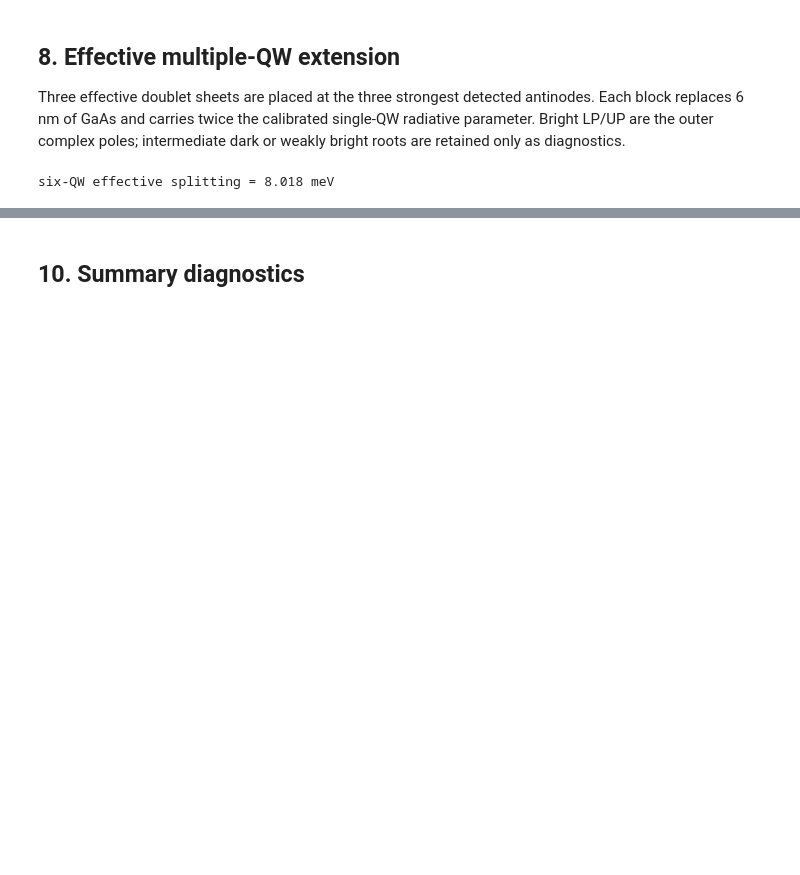
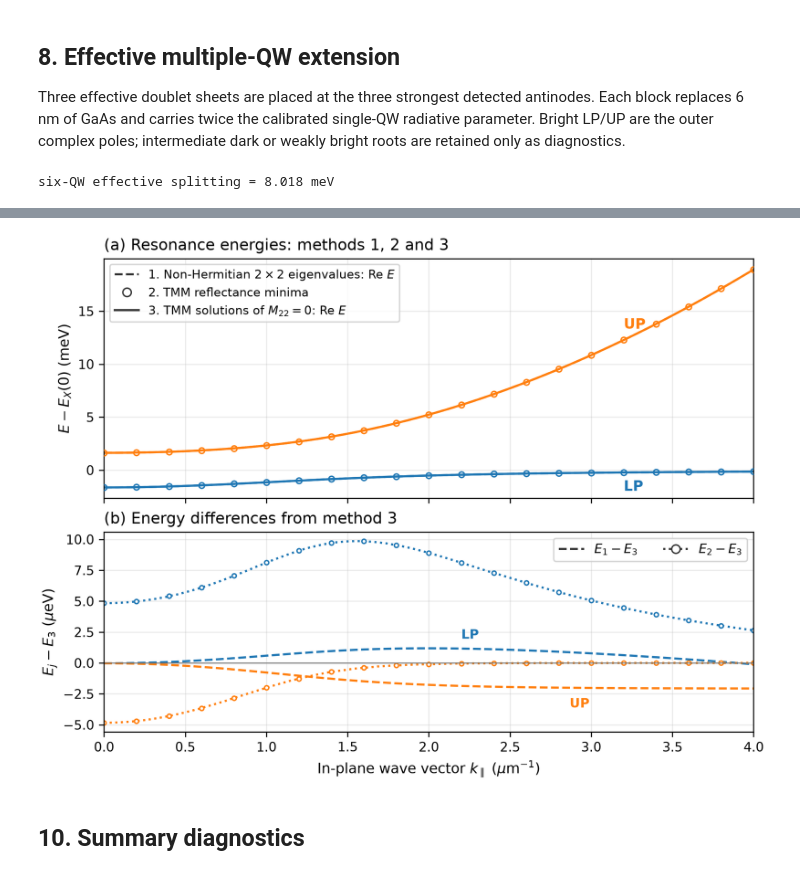
Before and after one commit to kontvak/microcavity-polariton-dispersion, a Jupyter notebook: microcavity_polaritons.ipynb, the cells around one changed output, grey strips where cells are left out. Drawn from its saved outputs; the diff is of its cells as text; code cells hidden in the pictures; blank space fills up the shorter version.

```diff
--- a/microcavity_polaritons.ipynb
+++ b/microcavity_polaritons.ipynb
@@ -1217,61 +1219,37 @@ six-QW effective splitting = 8.018 meV
 # %%
-# 15. Effective 2x2 energies, reflectivity minima, and TMM poles at equal k
-comparison_arrays = [momentum_grid]
-comparison_columns = ["k_um_inverse"]
-comparison_stats = {}
-for branch in ("lp", "up"):
-    model = scalar_lp if branch == "lp" else scalar_up
-    dip = dips_te[branch]
-    pole = poles_te[branch].real
-    valid = dips_te[f"resolved_{branch}"] & np.isfinite(pole)
-    model_residual = mc.to_mev(model - pole) * 1e3
-    dip_residual = mc.to_mev(dip - pole) * 1e3
-    assert np.any(valid), f"no valid reflectivity minima for {branch}"
-    comparison_stats[branch] = {
-        "n_valid": int(np.count_nonzero(valid)),
-        "k_min": float(momentum_grid[valid][0]),
-        "k_max": float(momentum_grid[valid][-1]),
-        "model_rms_ueV": float(np.sqrt(np.mean(model_residual[valid] ** 2))),
-        "model_max_abs_ueV": float(np.max(np.abs(model_residual[valid]))),
-        "dip_rms_ueV": float(np.sqrt(np.mean(dip_residual[valid] ** 2))),
-        "dip_max_abs_ueV": float(np.max(np.abs(dip_residual[valid]))),
-        "model_at_zero_ueV": float(model_residual[0]) if valid[0] else np.nan,
-        "dip_at_zero_ueV": float(dip_residual[0]) if valid[0] else np.nan,
-        "model_at_last_valid_ueV": float(model_residual[valid][-1]),
-        "dip_at_last_valid_ueV": float(dip_residual[valid][-1]),
+# 15. Non-Hermitian eigenvalues versus full TMM poles at equal real k
+from pathlib import Path
+import json
+import numpy as np
+import microcavity as mc
+from IPython.display import Image, display
+
+LOAD_SAVED_COMPLEX_COMPARISON = False
+if LOAD_SAVED_COMPLEX_COMPARISON:
+    complex_comparison = mc.load_complex_comparison()
+else:
+    tmm_pole_pairs = np.column_stack((poles_te["lp"], poles_te["up"]))
+    dip_pairs = np.column_stack((dips_te["lp"], dips_te["up"]))
+    resolved_pairs = np.column_stack((dips_te["resolved_lp"], dips_te["resolved_up"]))
+    complex_comparison = mc.compare_complex_modes(
+        momentum_grid, bare_poles, exciton_grid, cfg["gamma_x"],
+        cfg["single_qw_rabi_target"], tmm_pole_pairs, dip_pairs, resolved_pairs,
+    )
+    mc.validate_complex_comparison_poles(
+        complex_comparison, background_layers, polariton_layers,
+        n_left=cfg["n_air"], n_right=cfg["n_air"],
+    )
+    complex_comparison["provenance"] = {
+        "config": cfg, "cavity_length_um": cavity_length,
+        "qw_position_um": qw_position, "gamma_0_eV": float(gamma_0),
+        "background_layers": background_layers, "active_layers": polariton_layers,
+        "geometry_source": "Current notebook geometry; no retuning in the final comparison",
+        "tmm_source": "Current full-TMM TE complex poles and resolved reflectivity minima",
     }
-    comparison_columns.extend((
-        f"{branch}_2x2_eV", f"{branch}_R_min_eV", f"{branch}_pole_eV",
-        f"{branch}_R_min_valid", f"{branch}_2x2_minus_pole_ueV",
-        f"{branch}_R_min_minus_pole_ueV", f"{branch}_2x2_angle_degrees",
-        f"{branch}_R_min_angle_degrees", f"{branch}_pole_angle_degrees",
-    ))
-    comparison_arrays.extend((
-        model, dip, pole, valid.astype(int), model_residual, dip_residual,
-        branch_angle(model), branch_angle(dip), branch_angle(pole),
-    ))
-save_csv("fig15_three_methods_comparison.csv", comparison_columns, comparison_arrays)
-print("Three-method residual statistics at equal real k (microelectronvolts):")
-for branch, result in comparison_stats.items():
-    print(branch.upper(), result)
-
-fig, ax = plt.subplots(figsize=(10.2, FIGURE_HEIGHT), layout="constrained")
-for branch, color in (("lp", "C0"), ("up", "C1")):
-    model = scalar_lp if branch == "lp" else scalar_up
-    dip = dips_te[branch]
-    pole = poles_te[branch].real
-    valid = dips_te[f"resolved_{branch}"] & np.isfinite(pole)
-    tag = branch.upper()
-    ax.plot(momentum_grid, mc.to_mev(model - pole) * 1e3, "--",
-                 color=color, label=f"{tag}: 2×2 − pole")
-    ax.scatter(momentum_grid[valid],
-                    mc.to_mev(dip[valid] - pole[valid]) * 1e3,
-                    marker="o", s=9, facecolors="none", edgecolors=color,
-                    label=f"{tag}: R min − pole")
-ax.axhline(0.0, color="0.5", lw=0.7)
-ax.set(xlabel=r"in-plane wave vector $k_\parallel$ ($\mu$m$^{-1}$)",
-            ylabel=r"difference from Re(TMM pole) ($\mu$eV)",
-            title="Three resonance-energy definitions at equal in-plane wave vector")
-ax.legend(ncol=2, fontsize=8)
-save_show(fig, "15_three_methods_comparison.png", dpi=220)
+comparison_stats = complex_comparison["statistics"]
+print("Parameters (eV):", json.dumps(complex_comparison["parameters"], indent=2))
+print("Residual statistics (micro-eV):", json.dumps(comparison_stats, indent=2))
+print("Analytic eigenvalue residual (eV):", complex_comparison["checks"]["analytic_pair_error_eV"])
+for path in mc.export_complex_comparison(complex_comparison):
+    display(Image(filename=str(path)))
 # %% [output]
@@ -1281,3 +1273,4 @@ UP {'n_valid': 241, 'k_min': 0.0, 'k_max': 4.0, 'model_rms_ueV': 2.7192532874212
+[figure, added]
 # %% [markdown]
 ## 10. Summary diagnostics
 # %%
```
Also changed, not shown: parts of 3 cells of this notebook, 13 other files.
